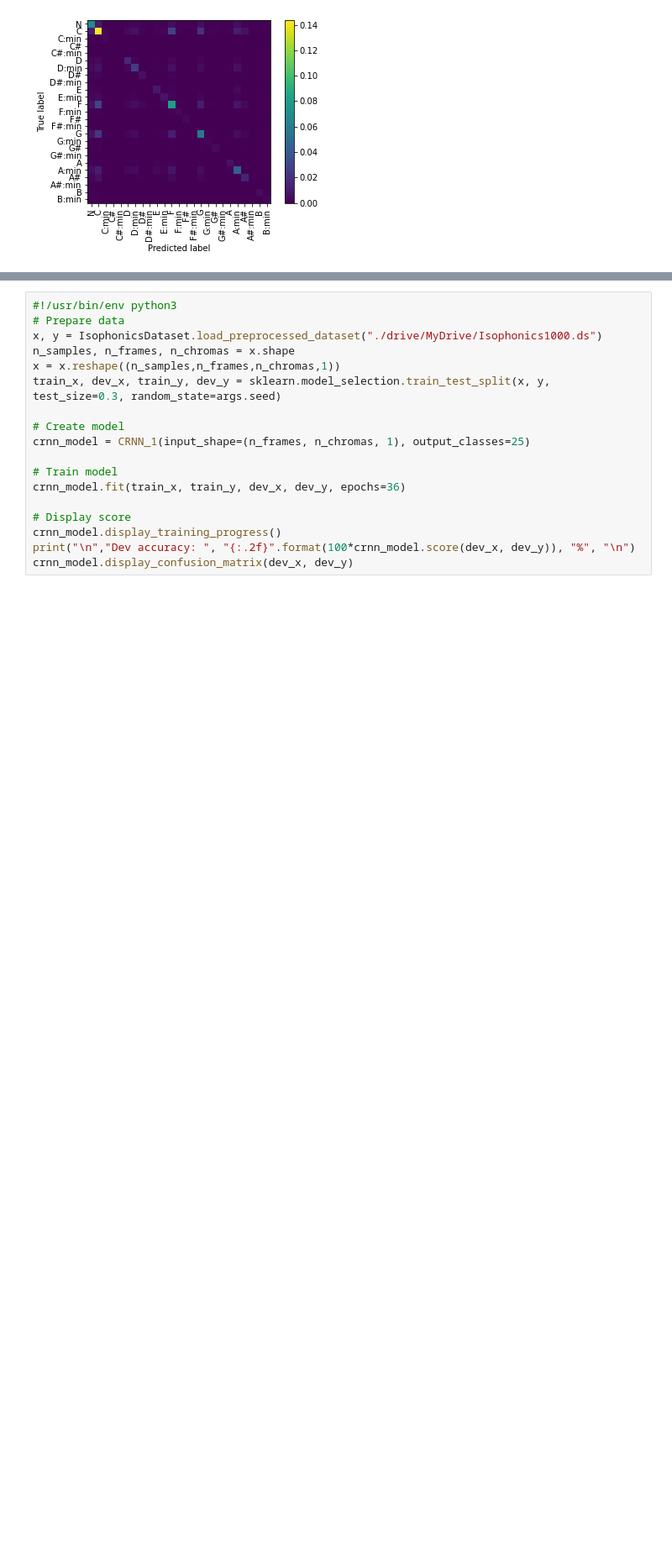
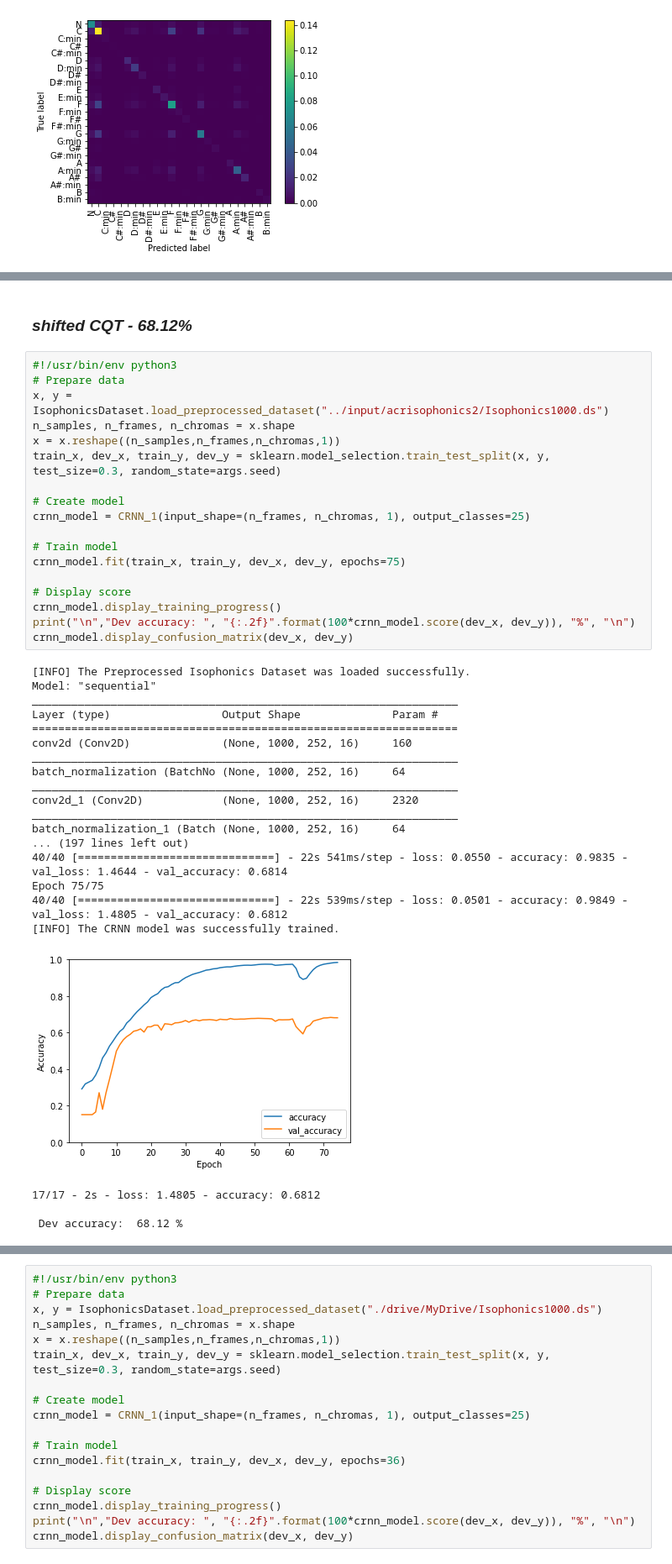
Before and after one commit to lanzv/SongChordsRecognizer, a Jupyter notebook: ACRmodel/ACR - Bakalarska prace.ipynb, the cells around one changed output, grey strips where cells are left out. Shown at 84% size. Saved outputs shown, nothing was run; the diff lists cells and outputs as text; blank space fills up the shorter version.

Commit message:
CRNN results for shifted cqt and shifted log mel

```diff
--- a/ACRmodel/ACR - Bakalarska prace.ipynb
+++ b/ACRmodel/ACR - Bakalarska prace.ipynb
@@ -75 +100,43 @@ mlp_model.display_confusion_matrix(dev_x, dev_y)
 *sample rate 22050, hop_length 512, 1000 frames*
+# %% [markdown]
+### *shifted CQT - 68.12%*
+# %%
+#!/usr/bin/env python3
+# Prepare data
+x, y = IsophonicsDataset.load_preprocessed_dataset("../input/acrisophonics2/Isophonics1000.ds")
+n_samples, n_frames, n_chromas = x.shape
+x = x.reshape((n_samples,n_frames,n_chromas,1))
+train_x, dev_x, train_y, dev_y = sklearn.model_selection.train_test_split(x, y, test_size=0.3, random_state=args.seed)
+
+# Create model
+crnn_model = CRNN_1(input_shape=(n_frames, n_chromas, 1), output_classes=25)
+
+# Train model
+crnn_model.fit(train_x, train_y, dev_x, dev_y, epochs=75)
+
+# Display score
+crnn_model.display_training_progress()
+print("\n","Dev accuracy: ", "{:.2f}".format(100*crnn_model.score(dev_x, dev_y)), "%", "\n")
+crnn_model.display_confusion_matrix(dev_x, dev_y)
+# %% [output]
+[INFO] The Preprocessed Isophonics Dataset was loaded successfully.
+Model: "sequential"
+_________________________________________________________________
+Layer (type)                 Output Shape              Param #
+=================================================================
+conv2d (Conv2D)              (None, 1000, 252, 16)     160
+_________________________________________________________________
+batch_normalization (BatchNo (None, 1000, 252, 16)     64
+_________________________________________________________________
+conv2d_1 (Conv2D)            (None, 1000, 252, 16)     2320
+_________________________________________________________________
+batch_normalization_1 (Batch (None, 1000, 252, 16)     64
+... (197 lines left out)
+40/40 [==============================] - 22s 541ms/step - loss: 0.0550 - accuracy: 0.9835 - val_loss: 1.4644 - val_accuracy: 0.6814
+Epoch 75/75
+40/40 [==============================] - 22s 539ms/step - loss: 0.0501 - accuracy: 0.9849 - val_loss: 1.4805 - val_accuracy: 0.6812
+[INFO] The CRNN model was successfully trained.
+[figure, added]
+17/17 - 2s - loss: 1.4805 - accuracy: 0.6812
+
+ Dev accuracy:  68.12 %
```
Also changed, not shown: parts of 15 cells of this notebook.
